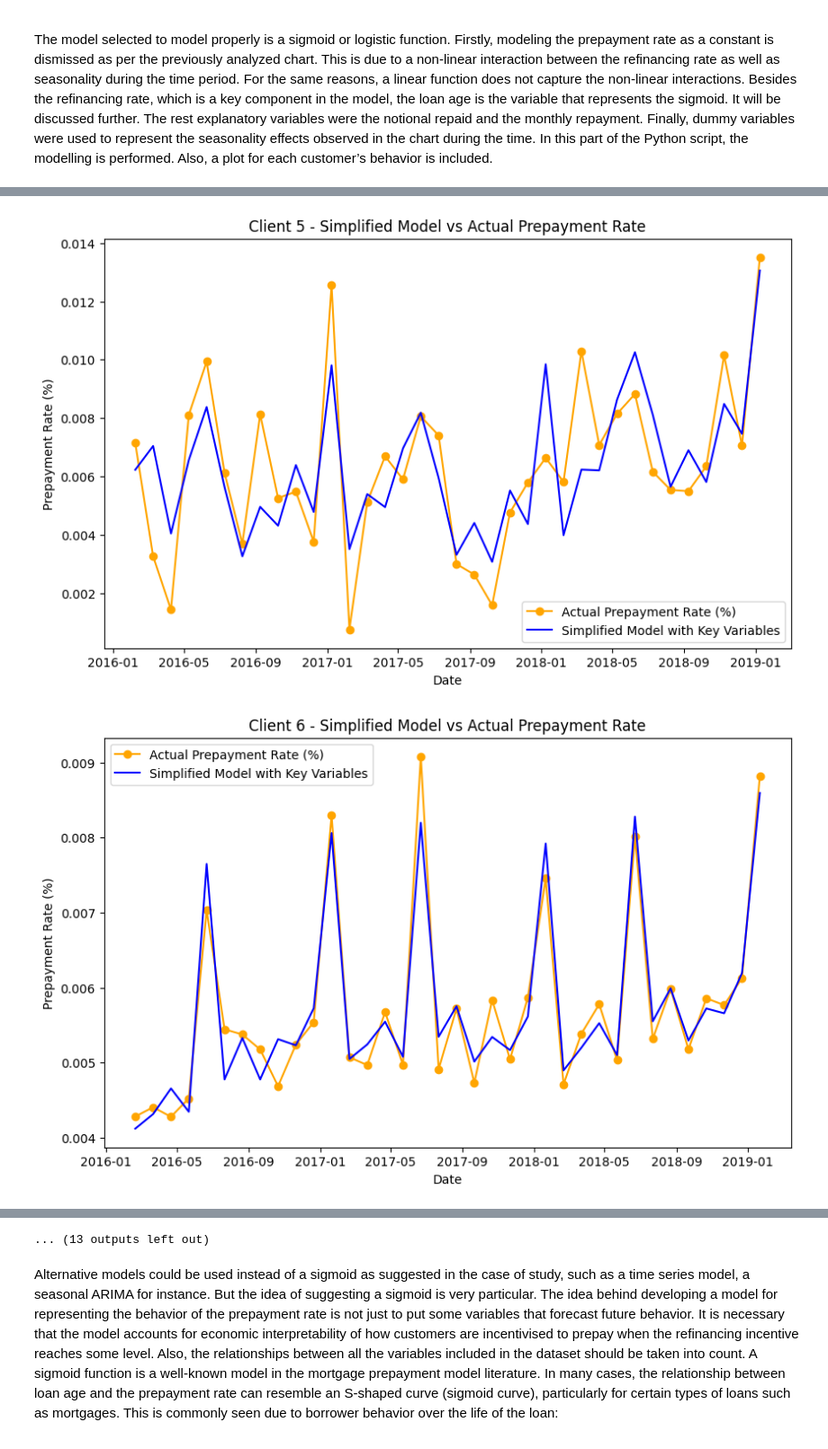
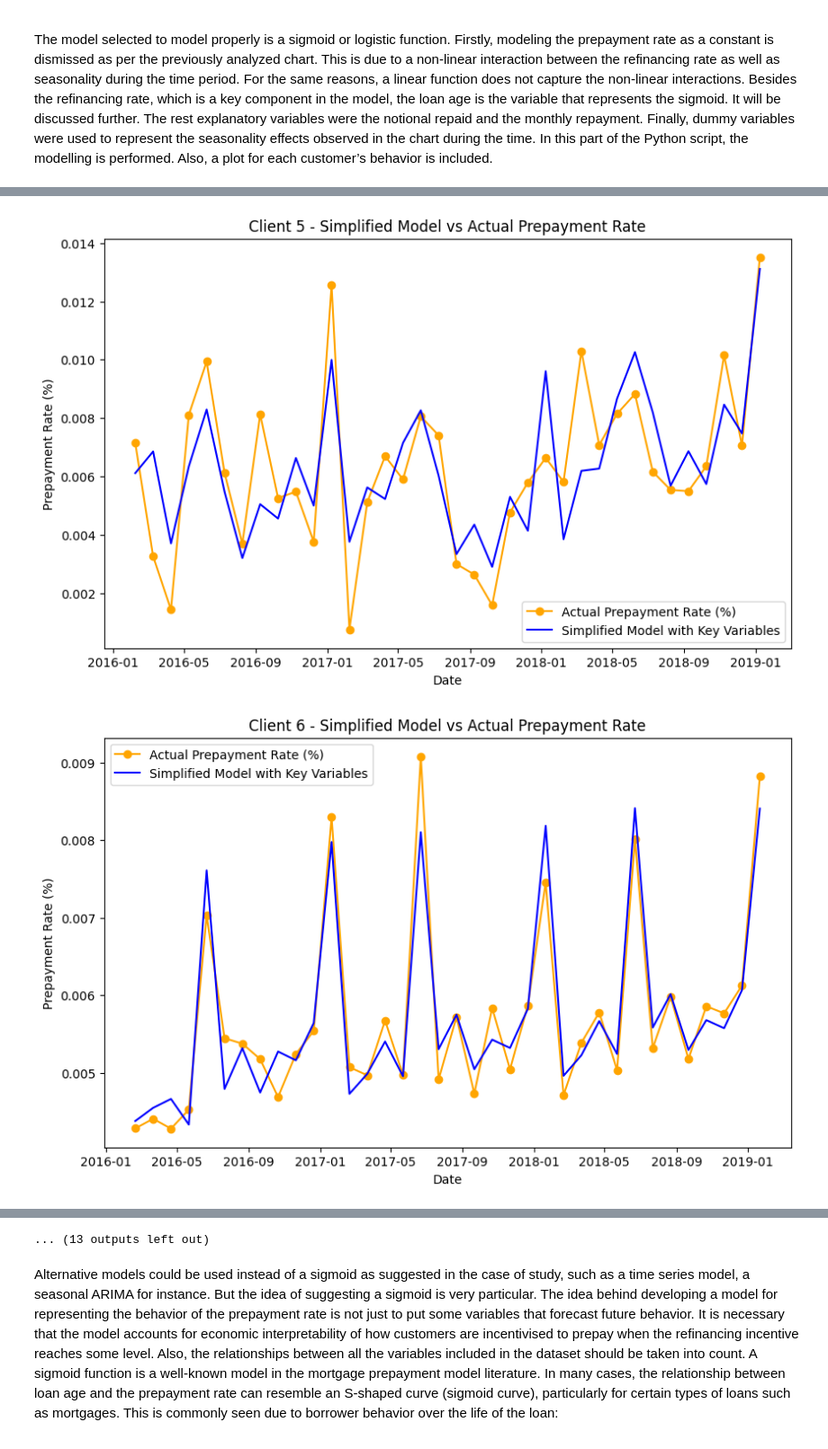
Before and after one commit to macontreras04/cpf, a Jupyter notebook: Final_Prepayment_model.ipynb, the cells around one changed output, grey strips where cells are left out. Shown at 90% size. Cells and saved outputs as stored; diff of their text form; code cells hidden in the pictures.

```diff
--- a/Final_Prepayment_model.ipynb
+++ b/Final_Prepayment_model.ipynb
@@ -186,15 +182,6 @@ plt.show()
 
 The model selected to model properly is a sigmoid or logistic function. Firstly, modeling the prepayment rate as a constant is dismissed as per the previously analyzed chart. This is due to a non-linear interaction between the refinancing rate as well as seasonality during the time period. For the same reasons, a linear function does not capture the non-linear interactions. Besides the refinancing rate, which is a key component in the model, the loan age is the variable that represents the sigmoid. It will be discussed further. The rest explanatory variables were the notional repaid  and the monthly repayment. Finally, dummy variables were used to represent the seasonality effects observed in the chart during the time. In this part of the Python script, the modelling is performed. Also, a plot for each customer’s behavior is included.
 # %%
-#import pandas as pd
-#import numpy as np
-#from scipy.optimize import curve_fit
-#import matplotlib.pyplot as plt
-
-# Load the dataset
-#file_path = 'C:/Users/migue/Downloads/data_prep.xlsx'  # Update this path as needed
-#data = pd.read_excel(file_path)
-
 # Preprocess data
 data['Loan_start_date'] = pd.to_datetime(data['Loan_start_date'])
 data['Loan_end_date'] = pd.to_datetime(data['Loan_end_date'])
@@ -216,7 +203,7 @@ def simplified_logistic_model(x, L, k, x0, beta, gamma, delta, epsilon, *monthly
     monthly_dummies = x[4:]  # Monthly dummy variables
 
     # Logistic component based on Loan Age
-    logistic_component = L / (1 + np.exp(-k * (loan_age - x0)))
+    logistic_component = L / (1 + np.exp(-k * (refinancing_incentive - x0)))
 
     # Monthly seasonality effect
     monthly_effect = sum(effect * dummy for effect, dummy in zip(monthly_effects, monthly_dummies))
@@ -225,7 +212,7 @@ def simplified_logistic_model(x, L, k, x0, beta, gamma, delta, epsilon, *monthly
     predictors_effect = (beta * refinancing_incentive +
                          gamma * outstanding_notional +
                          delta * principal_repaid +
-                         epsilon * (loan_age * refinancing_incentive))
+                         epsilon * loan_age)
 
     return logistic_component + monthly_effect + predictors_effect
 
@@ -284,2 +271,2 @@ for client_id in client_ids:
-[figure, old version]
+[figure, new version]
-[figure, old version]
+[figure, new version]
```
Also changed, not shown: parts of 3 cells of this notebook.
